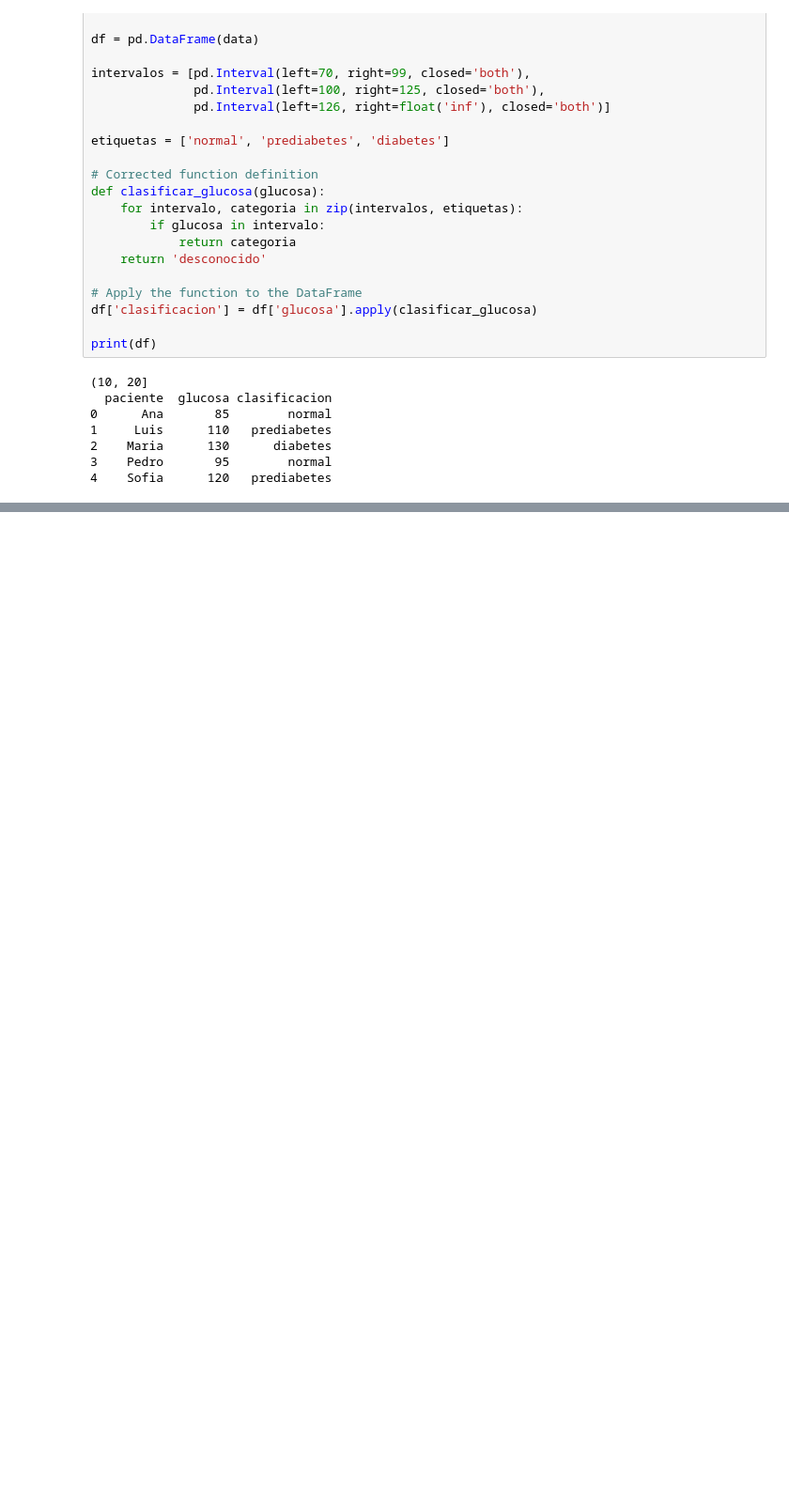
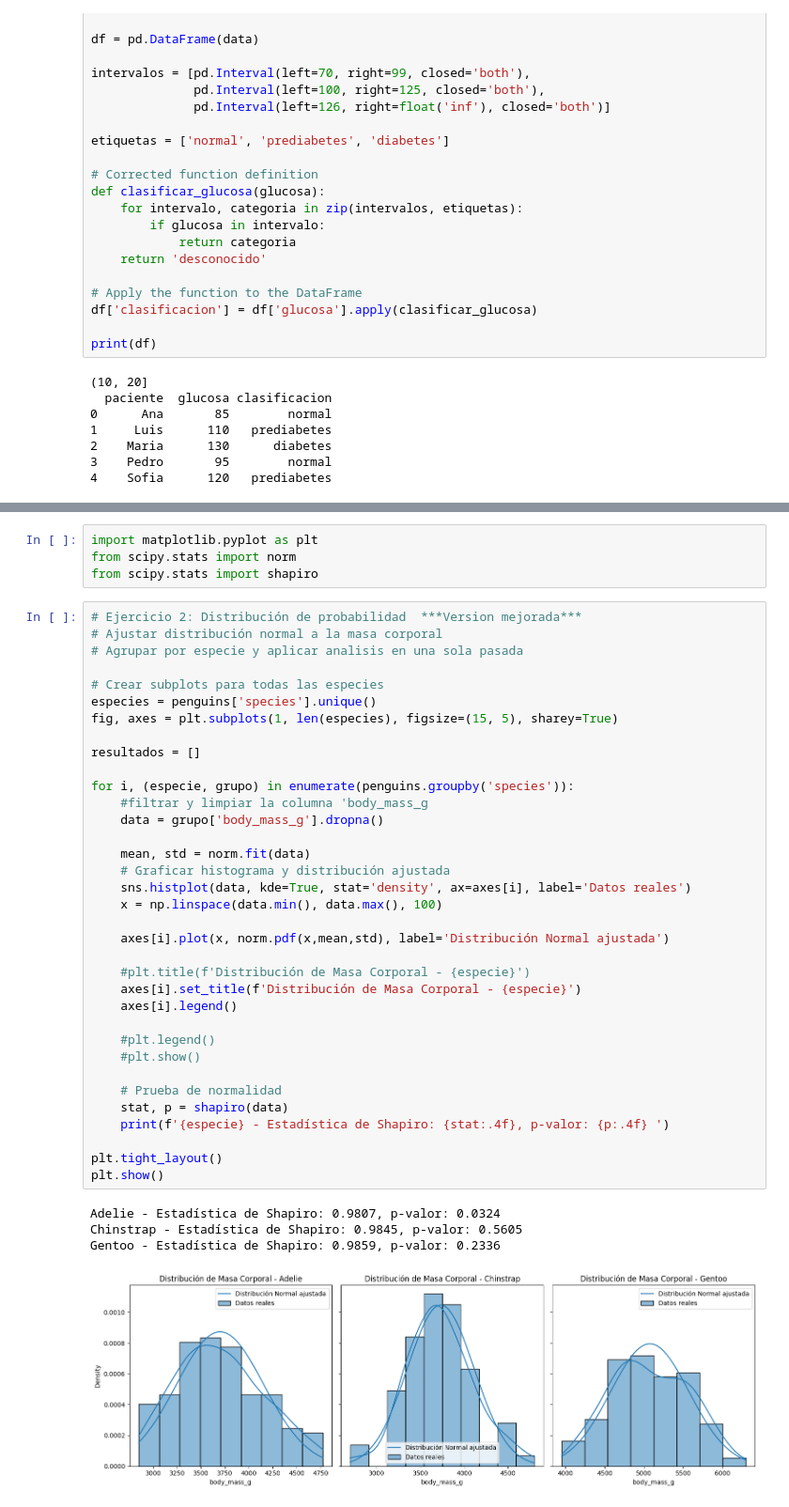
Before and after one commit to tucubanit0/Big-Data, a Jupyter notebook: procesamiento_datos/method_chaining/method_chaining.ipynb, the cells around one changed output, grey strips where cells are left out. Shown at 94% size. Cells and saved outputs as stored; diff of their text form; blank space fills up the shorter version.

```diff
--- a/procesamiento_datos/method_chaining/method_chaining.ipynb
+++ b/procesamiento_datos/method_chaining/method_chaining.ipynb
@@ -322,0 +331,44 @@ print(df)
+# %%
+import matplotlib.pyplot as plt
+from scipy.stats import norm
+from scipy.stats import shapiro
+# %%
+# Ejercicio 2: Distribución de probabilidad  ***Version mejorada***
+# Ajustar distribución normal a la masa corporal
+# Agrupar por especie y aplicar analisis en una sola pasada
+
+# Crear subplots para todas las especies
+especies = penguins['species'].unique()
+fig, axes = plt.subplots(1, len(especies), figsize=(15, 5), sharey=True)
+
+resultados = []
+
+for i, (especie, grupo) in enumerate(penguins.groupby('species')):
+    #filtrar y limpiar la columna 'body_mass_g
+    data = grupo['body_mass_g'].dropna()
+
+    mean, std = norm.fit(data)
+    # Graficar histograma y distribución ajustada
+    sns.histplot(data, kde=True, stat='density', ax=axes[i], label='Datos reales')
+    x = np.linspace(data.min(), data.max(), 100)
+
+    axes[i].plot(x, norm.pdf(x,mean,std), label='Distribución Normal ajustada')
+
+    #plt.title(f'Distribución de Masa Corporal - {especie}')
+    axes[i].set_title(f'Distribución de Masa Corporal - {especie}')
+    axes[i].legend()
+
+    #plt.legend()
+    #plt.show()
+
+    # Prueba de normalidad
+    stat, p = shapiro(data)
+    print(f'{especie} - Estadística de Shapiro: {stat:.4f}, p-valor: {p:.4f} ')
+
+plt.tight_layout()
+plt.show()
+# %% [output]
+Adelie - Estadística de Shapiro: 0.9807, p-valor: 0.0324
+Chinstrap - Estadística de Shapiro: 0.9845, p-valor: 0.5605
+Gentoo - Estadística de Shapiro: 0.9859, p-valor: 0.2336
+[figure, added]
```
Also changed, not shown: parts of 3 cells of this notebook, 1 other file.
